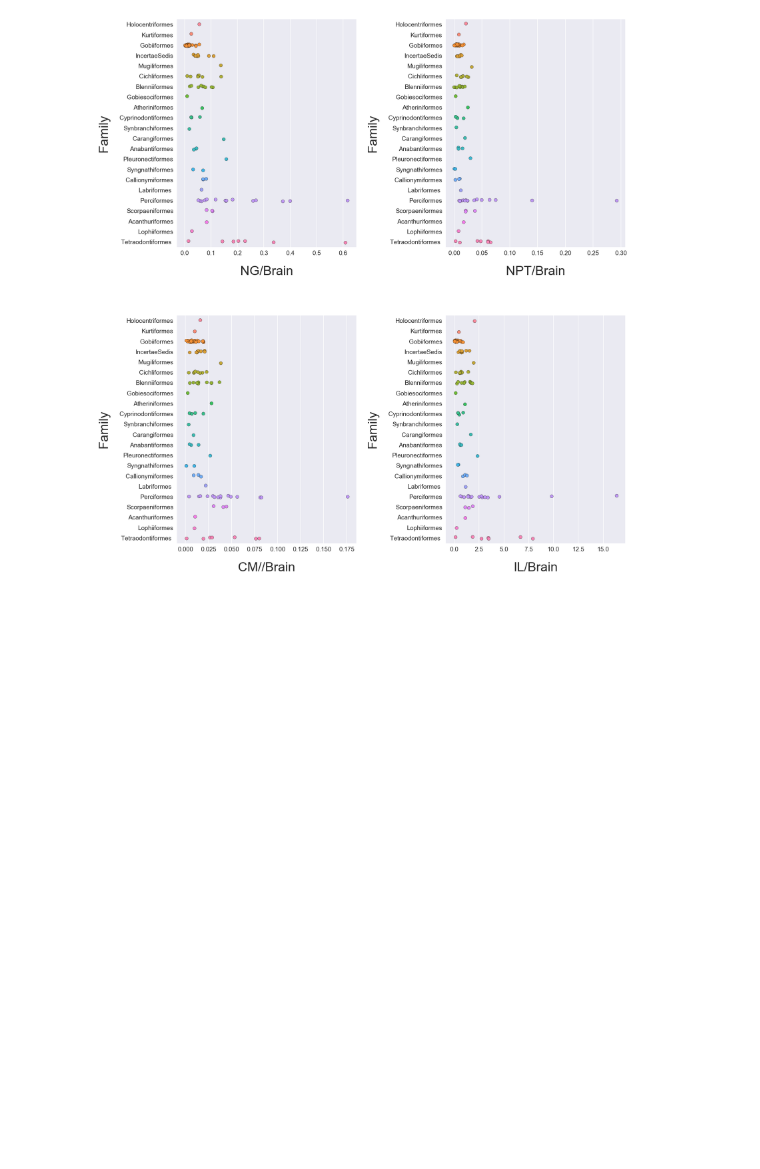
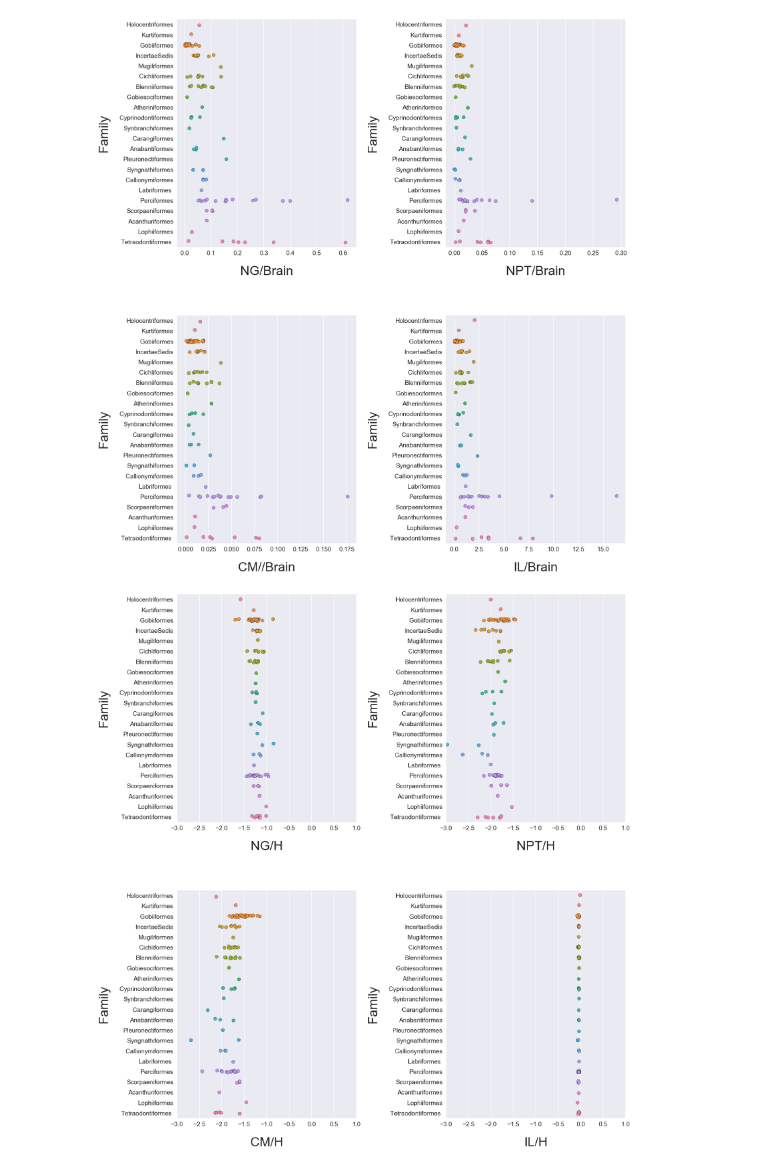
Before and after one commit to holmesjr42/Brain_morphology, a Jupyter notebook: brain_morphology_also_excel_import.ipynb, the cells around one changed output. Drawn from its saved outputs; the diff is of its cells as text; code cells hidden in the pictures; blank space fills up the shorter version.

```diff
--- a/brain_morphology_also_excel_import.ipynb
+++ b/brain_morphology_also_excel_import.ipynb
@@ -260,7 +260,6 @@ boxesb1=boxesb.add_subplot(2,2,1)
 boxesb2=boxesb.add_subplot(2,2,2)
 boxesb3=boxesb.add_subplot(2,2,3)
 boxesb4=boxesb.add_subplot(2,2,4)
-dfe = pd.ExcelFile("C:/Users/holmesjr/OneDrive/Work/UB_Master/s_ws_2016_2017/Michael_Hofmann_2017_2nd_lab/data.xlsx")
 dfs= dfe.parse('snsd')
 sns.set_style('darkgrid')
 sns.set_context(context='poster',font_scale=1.2)#rc={'font.size':60.0,'axes.titlesize':60.0,'axes.labelsize':40.0})
@@ -280,3 +279,35 @@ ils.set_ylabel('Family',fontsize=40,labelpad=30)
 plt.show()
 # %% [output]
 [figure]
+# %%
+#brain_ratio_log
+boxeslog=plt.figure(figsize=(25,30))
+plt.subplots_adjust(wspace=0.5, hspace=0.3)
+boxeslog1=boxeslog.add_subplot(2,2,1)
+boxeslog2=boxeslog.add_subplot(2,2,2)
+boxeslog3=boxeslog.add_subplot(2,2,3)
+boxeslog4=boxeslog.add_subplot(2,2,4)
+
+dflog= dfe.parse('snsd_log')
+sns.set_style('darkgrid')
+sns.set_context(context='poster',font_scale=1.2)#rc={'font.size':60.0,'axes.titlesize':60.0,'axes.labelsize':40.0})
+nglog=sns.stripplot(x='NG',y='Family',data=dflog,size=10,jitter=True, edgecolor="k",linewidth=0.5,ax=boxeslog1)
+nptlog=sns.stripplot(x='NPT',y='Family',data=dflog,size=10,jitter=True, edgecolor="k",linewidth=0.5,ax=boxeslog2)
+cmlog=sns.stripplot(x='CM',y='Family',data=dflog,size=10,jitter=True, edgecolor="k",linewidth=0.5,ax=boxeslog3)
+illog=sns.stripplot(x='IL',y='Family',data=dflog,size=10,jitter=True, edgecolor="k",linewidth=0.5,ax=boxeslog4)
+# npts.set(ylabel='',yticks=([]))
+nglog.set_xlabel('NG/H',fontsize=40,labelpad=30)
+nglog.set_ylabel('Family',fontsize=40,labelpad=30)
+nglog.set(xlim=(-3,1))
+nptlog.set_xlabel('NPT/H',fontsize=40,labelpad=30)
+nptlog.set_ylabel('Family',fontsize=40,labelpad=30)
+nptlog.set(xlim=(-3,1))
+cmlog.set_xlabel('CM/H',fontsize=40,labelpad=30)
+cmlog.set_ylabel('Family',fontsize=40,labelpad=30)
+cmlog.set(xlim=(-3,1))
+illog.set_xlabel('IL/H',fontsize=40,labelpad=30)
+illog.set_ylabel('Family',fontsize=40,labelpad=30)
+illog.set(xlim=(-3,1))
+plt.show()
+# %% [output]
+[figure, added]
```
Also changed, not shown: parts of 6 cells of this notebook, 1 other file.
